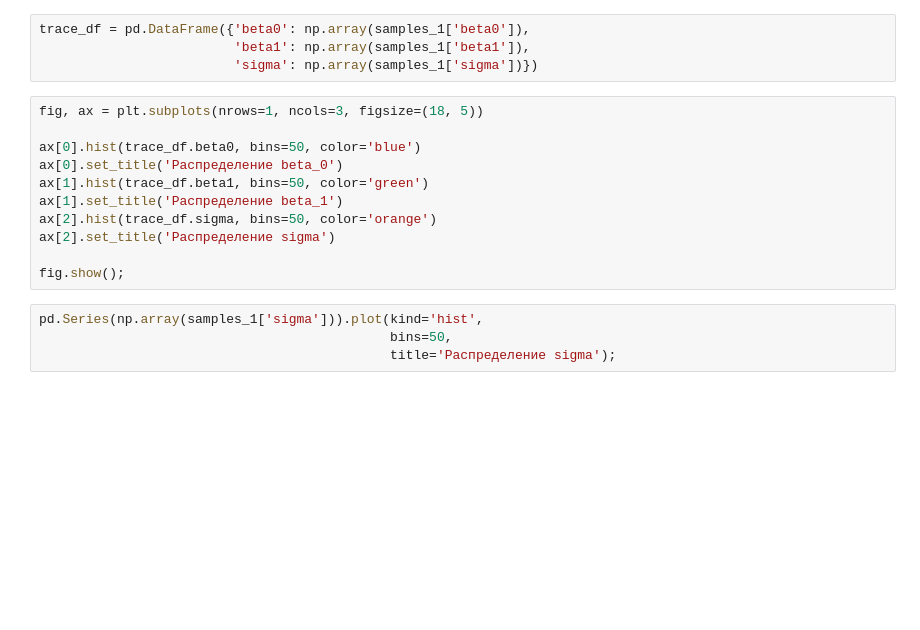
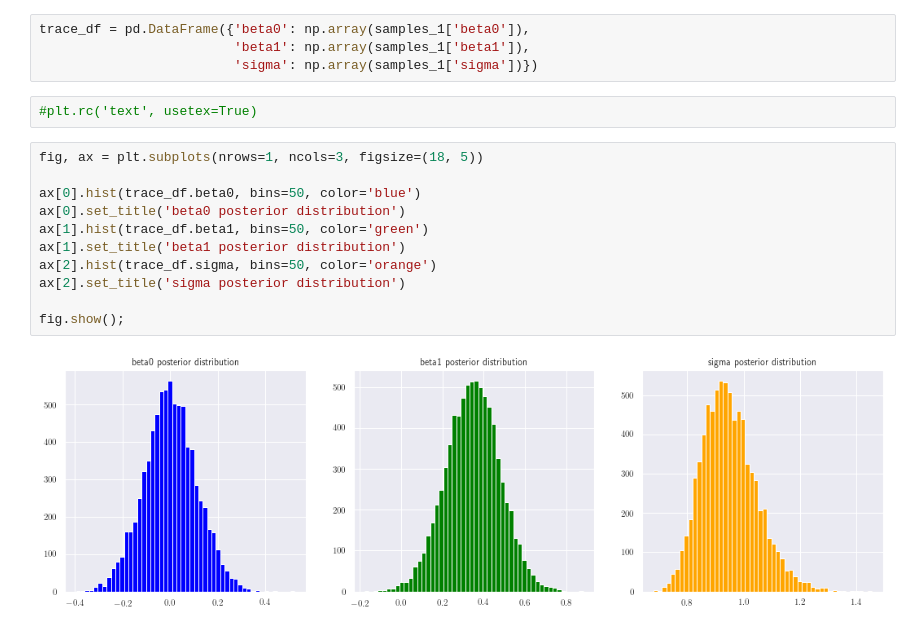
Before and after one commit to darkmetrics/bayes, a Jupyter notebook: Seminar 1.ipynb, the cells around one changed output. Cells and saved outputs as stored; diff of their text form; blank space fills up the shorter version.

```diff
--- a/Seminar 1.ipynb
+++ b/Seminar 1.ipynb
@@ -405,18 +433,18 @@ samples_1 = mcmc.get_samples()
 trace_df = pd.DataFrame({'beta0': np.array(samples_1['beta0']),
                          'beta1': np.array(samples_1['beta1']),
                          'sigma': np.array(samples_1['sigma'])})
+# %%
+#plt.rc('text', usetex=True)
 # %%
 fig, ax = plt.subplots(nrows=1, ncols=3, figsize=(18, 5))
 
 ax[0].hist(trace_df.beta0, bins=50, color='blue')
-ax[0].set_title('Распределение beta_0')
+ax[0].set_title('beta0 posterior distribution')
 ax[1].hist(trace_df.beta1, bins=50, color='green')
-ax[1].set_title('Распределение beta_1')
+ax[1].set_title('beta1 posterior distribution')
 ax[2].hist(trace_df.sigma, bins=50, color='orange')
-ax[2].set_title('Распределение sigma')
+ax[2].set_title('sigma posterior distribution')
 
 fig.show();
+# %% [output]
+[figure, added]
-# %%
-pd.Series(np.array(samples_1['sigma'])).plot(kind='hist',
-                                             bins=50,
-                                             title='Распределение sigma');
```
Also changed, not shown: parts of 20 cells of this notebook.
